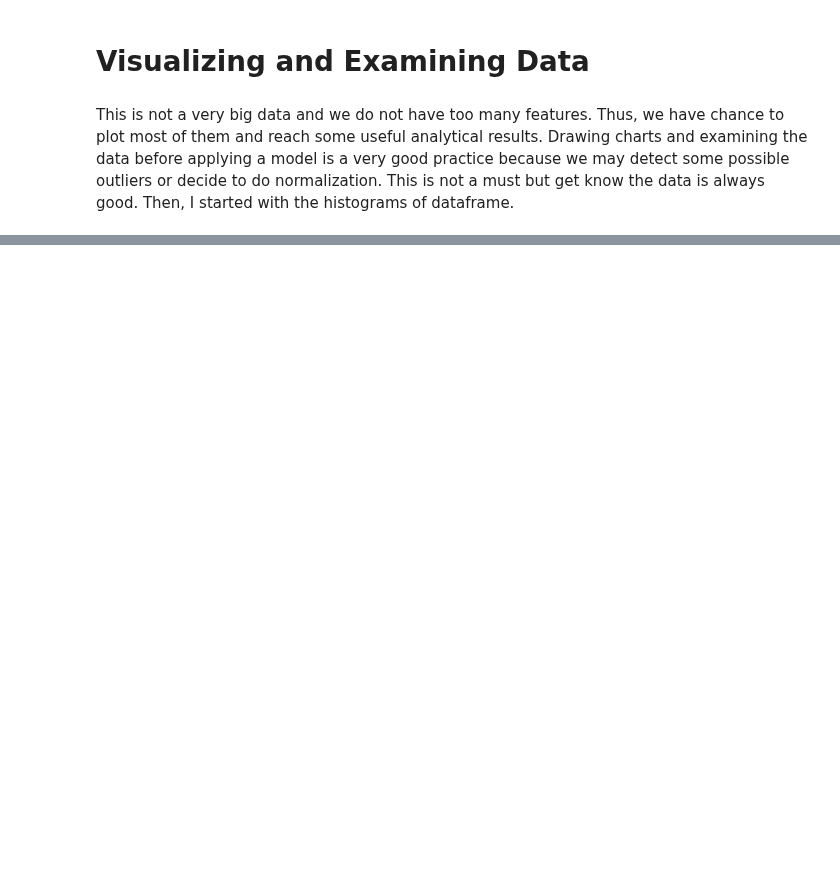
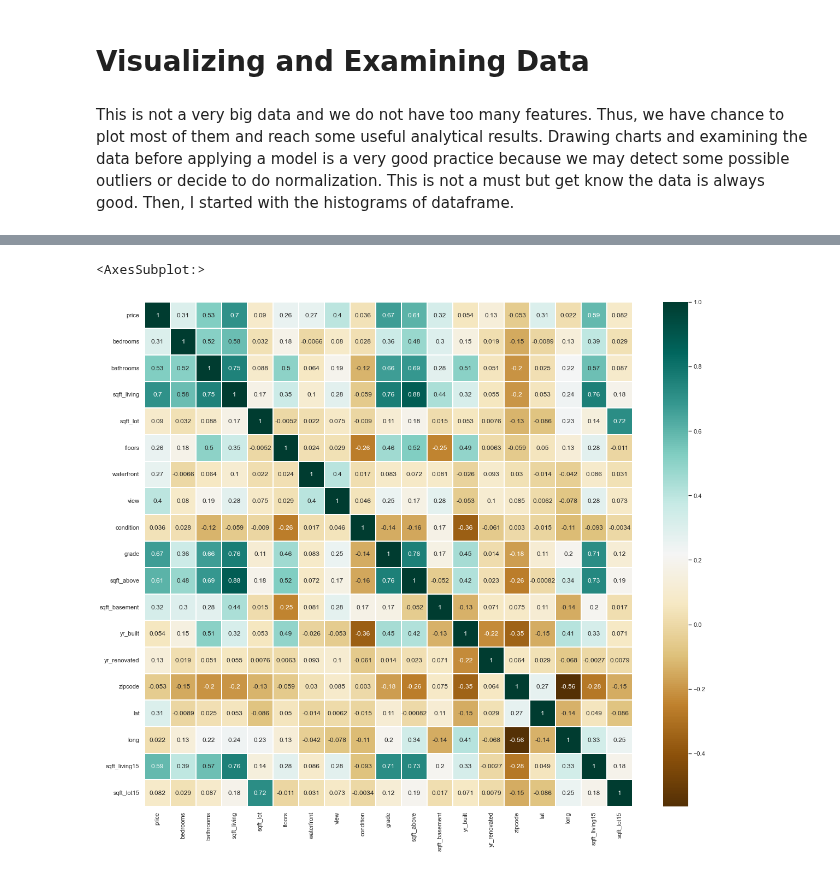
Before and after one commit to omgitsmj24/BOOT_AI_INTERN, a Jupyter notebook: Regression/all_regression_ever.ipynb, the cells around one changed output, grey strips where cells are left out. Cells and saved outputs as stored; diff of their text form; code cells hidden in the pictures; blank space fills up the shorter version.

```diff
--- a/Regression/all_regression_ever.ipynb
+++ b/Regression/all_regression_ever.ipynb
@@ -73,0 +133,6 @@ _ = plt.title("Price depending of\n their spatial location")
+# %%
+plt.figure(figsize=(20,17))
+sns.heatmap(data= data.iloc[:,1:].corr(), cmap='BrBG', annot=True, linewidths=0.2)
+# %% [output]
+<AxesSubplot:>
+[figure, added]
```
Also changed, not shown: parts of 12 cells of this notebook, 2 other files.
